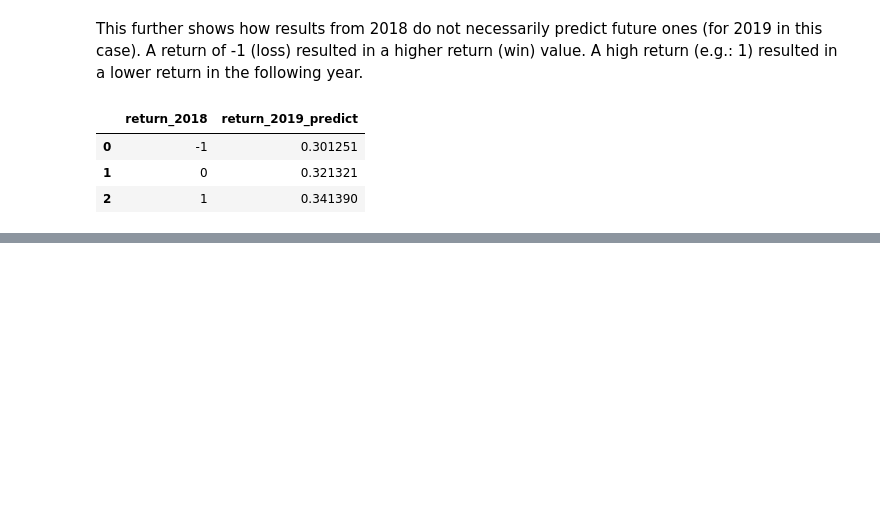
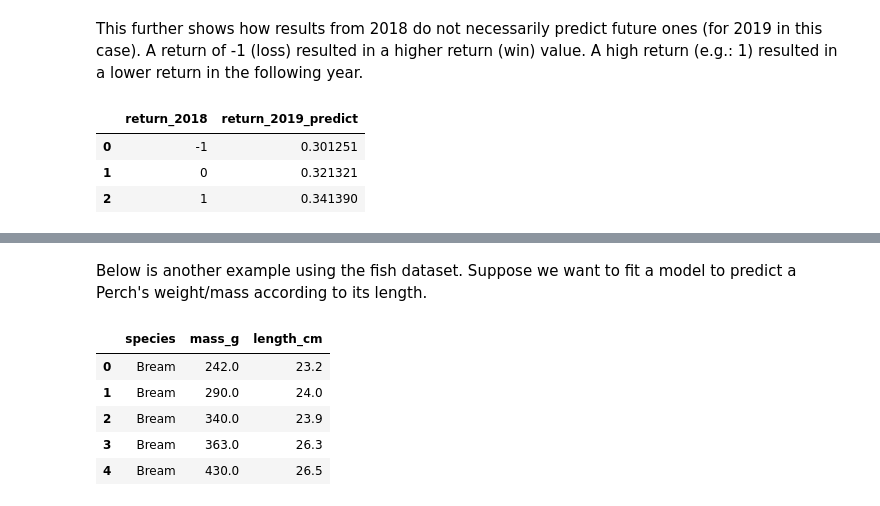
Before and after one commit to drksz/Learning-ML, a Jupyter notebook: RegressionIntro.ipynb, the cells around one changed output, grey strips where cells are left out. Cells and saved outputs as stored; diff of their text form; code cells hidden in the pictures; blank space fills up the shorter version.

```diff
--- a/RegressionIntro.ipynb
+++ b/RegressionIntro.ipynb
@@ -375,0 +408,12 @@ df_predict
+# %% [markdown]
+Below is another example using the fish dataset. Suppose we want to fit a model to predict a Perch's weight/mass according to its length.
+# %%
+fish = pd.read_csv('Data/fish.csv')
+fish.head()
+# %% [output]
+|  | species | mass_g | length_cm |
+| 0 | Bream | 242.0 | 23.2 |
+| 1 | Bream | 290.0 | 24.0 |
+| 2 | Bream | 340.0 | 23.9 |
+| 3 | Bream | 363.0 | 26.3 |
+| 4 | Bream | 430.0 | 26.5 |
```
Also changed, not shown: parts of 11 cells of this notebook, 1 other file.
